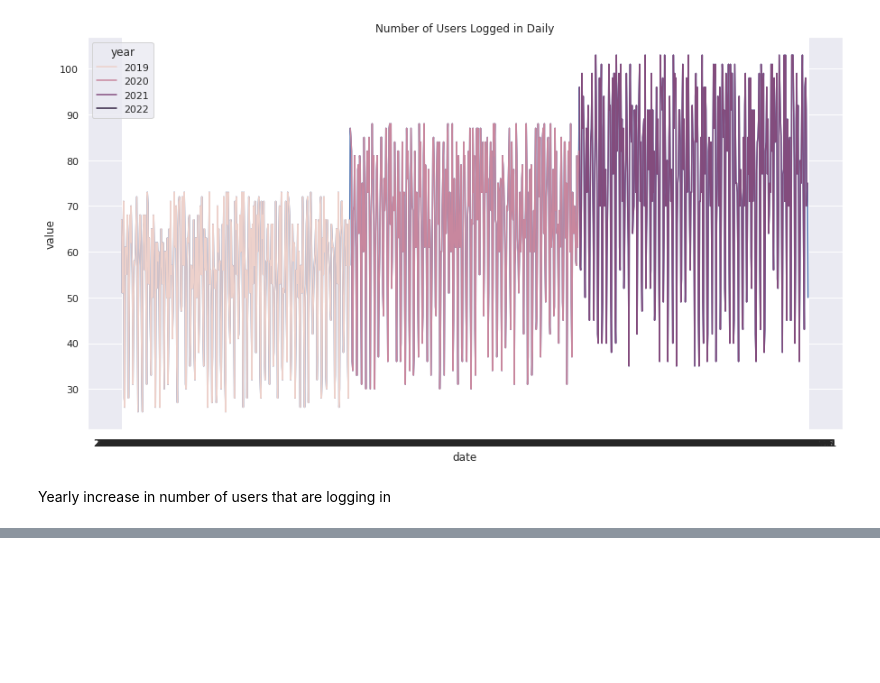
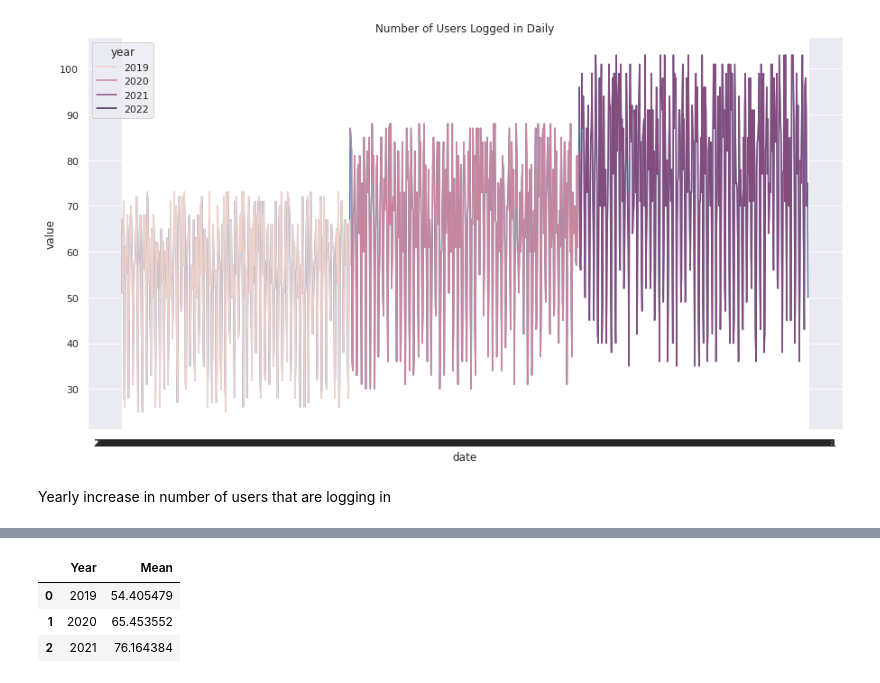
Before and after one commit to AnurAK1/UsrsLoginWeb, a Jupyter notebook: dailyuserslogin.ipynb, the cells around one changed output, grey strips where cells are left out. Drawn from its saved outputs; the diff is of its cells as text; code cells hidden in the pictures; blank space fills up the shorter version.

Commit message:
Kaggle Notebook | DailyUsersLogin | Version 4

```diff
--- a/dailyuserslogin.ipynb
+++ b/dailyuserslogin.ipynb
@@ -38,7 +38,8 @@ Yearly increase in number of users that are logging in
 # %%
 Dailywebdf1=Dailywebdf[(Dailywebdf['year']==2021)].reset_index().drop(columns=['Unnamed: 0','index'])
 Dailywebdf2=Dailywebdf[(Dailywebdf['year']==2019)].reset_index().drop(columns=['Unnamed: 0','index'])
+Dailywebdf3=Dailywebdf[(Dailywebdf['year']==2020)].reset_index().drop(columns=['Unnamed: 0','index'])
 plt2=sns.lineplot(data=Dailywebdf1,x='date',y='value').set(title="2021(year) Number of Users Logged in Daily")
-descript=Dailywebdf1['value'].describe()
-descript['mean']
+descript_21=Dailywebdf1['value'].describe()
+descript_21
 # %% [output]
@@ -46 +55,11 @@ descript['mean']
 [figure]
+# %%
+descript_19=Dailywebdf2['value'].describe()
+descript_20=Dailywebdf3['value'].describe()
+Mean = pd.DataFrame({'Year':[2019,2020,2021],'Mean':[descript_19['mean'],descript_20['mean'],descript_21['mean']]})
+Mean
+# %% [output]
+|  | Year | Mean |
+| 0 | 2019 | 54.405479 |
+| 1 | 2020 | 65.453552 |
+| 2 | 2021 | 76.164384 |
```
Also changed, not shown: parts of 1 cell of this notebook.
